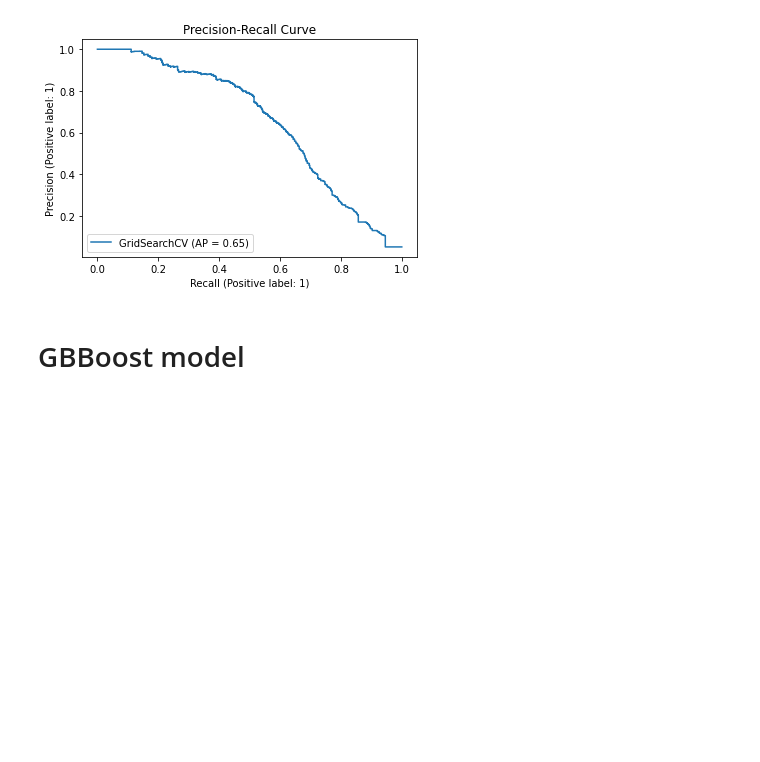
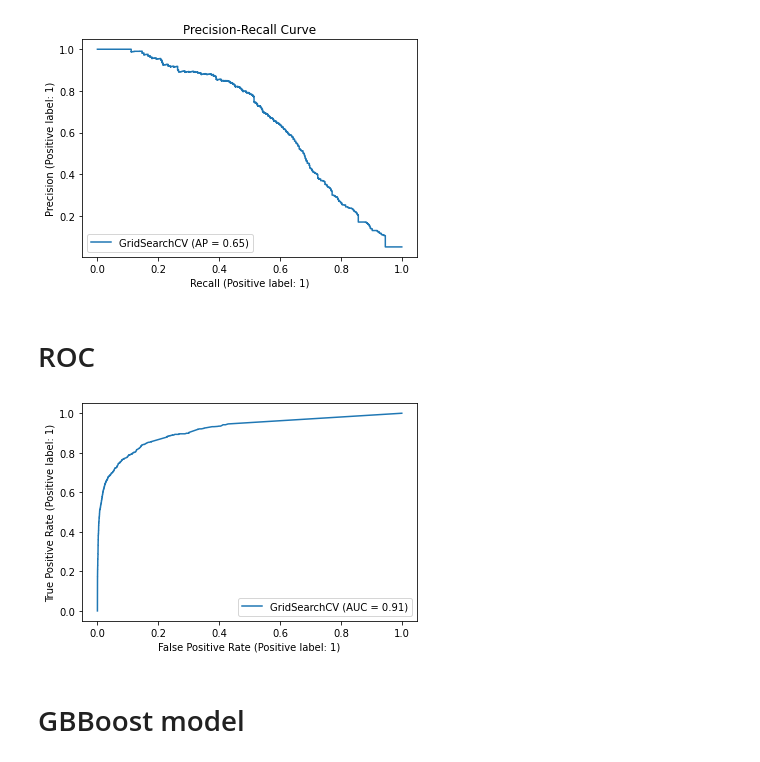
Before and after one commit to bSharpCyclist/MSDS-7333-QTW, a Jupyter notebook: Fabio_Case_4 copy.ipynb, the cells around one changed output. Cells and saved outputs as stored; diff of their text form; code cells hidden in the pictures; blank space fills up the shorter version.

```diff
--- a/Fabio_Case_4 copy.ipynb
+++ b/Fabio_Case_4 copy.ipynb
@@ -329,6 +342,12 @@ disp.ax_.set_title('Precision-Recall Curve')
 # %% [output]
 Text(0.5, 1.0, 'Precision-Recall Curve')
 [figure]
+# %% [markdown]
+# ROC
+# %%
+Disp = RocCurveDisplay.from_estimator(grid_search, X_test, y_test)
+# %% [output]
+[figure, added]
 # %% [markdown]
 # GBBoost model
 # %%
```
Also changed, not shown: parts of 15 cells of this notebook.
